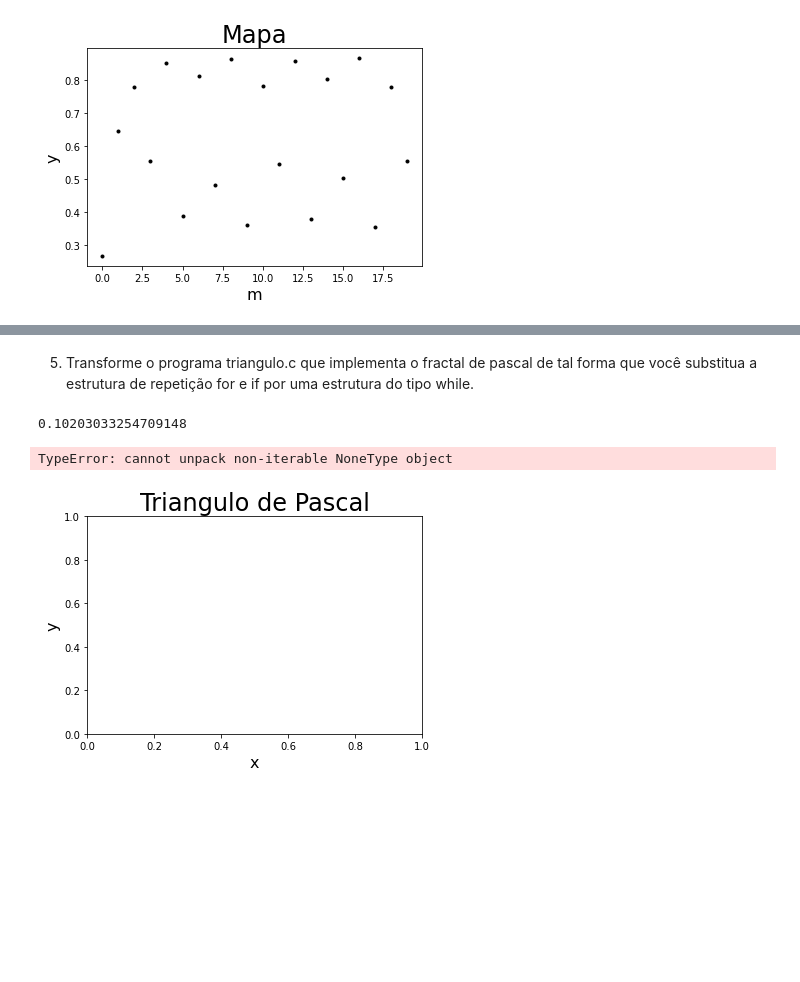
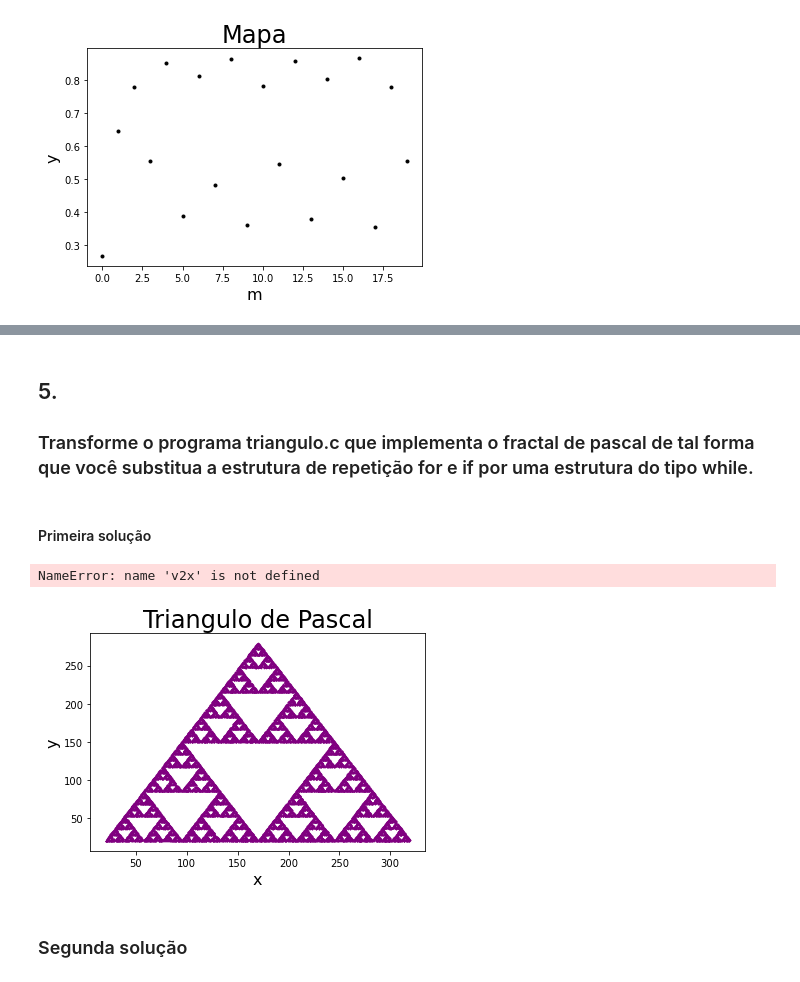
Before and after one commit to lgpcarames/mlnotes, a Jupyter notebook: Notas_Portugues/Python_Files/Python_/Scientific_Computation/projeto_elinei.ipynb, the cells around one changed output, grey strips where cells are left out. Drawn from its saved outputs; the diff is of its cells as text; code cells hidden in the pictures; blank space fills up the shorter version.

```diff
--- a/Notas_Portugues/Python_Files/Python_/Scientific_Computation/projeto_elinei.ipynb
+++ b/Notas_Portugues/Python_Files/Python_/Scientific_Computation/projeto_elinei.ipynb
@@ -116,45 +92,57 @@ with open('biflog.dat', 'w+') as biflog:
 # %% [markdown]
-5. Transforme o programa triangulo.c que implementa o fractal de pascal de tal forma que você substitua a estrutura de repetição for e if por uma estrutura do tipo while.
+## 5.
+### Transforme o programa triangulo.c que implementa o fractal de pascal de tal forma que você substitua a estrutura de repetição for e if por uma estrutura do tipo while.
-# %%
-random()
-# %% [output]
-0.10203033254709148
+# %% [markdown]
+#### Primeira solução
+# %%
+def pascal_fractal(x0, y0, r):
+    if r<= 0.3333:
+        x = 0.5*(x0+v1x)
+        y = 0.5*(y0+v1y)
+
+    elif r>0.3333 and r<=0.6666:
+        x = 0.5*(x0+v2x)
+        y = 0.5*(y0+v2y)
+    else:
+        x = 0.5*(x0+v3x)
+        y = 0.5*(y0+v3y)
+    return x,y
+
+
+print(pascal_fractal(0.5, 0.5, 0.5))
+# %% [output]
+NameError: name 'v2x' is not defined
 # %%
-def pascal_fractal(x, y, r):
-    if r<= 0.3333:
-        x = 0.5*(x+v1x)
-        x = 0.5*(y+v1y)
-
-    elif r>0.3333 and r<=0.6666:
-        x = 0.5*(x+v2x)
-        x = 0.5*(y+v2y)
-    else:
-        x = 0.5*(x+v3x)
-        x = 0.5*(y+v3y)
-        return x,y
-
 maxit = 30000
 
 v1x = 20.0
 v1y = 20.0
 v2x = 320.0
 v2y = 20.0
 v3x = 170.0
 v3y = 280.0
 x = 180.0
 y = 150.0
 
+X = [x]
+Y = [y]
+
 plt.title("Triangulo de Pascal", fontsize=24)
 plt.xlabel("x", fontsize=16)
 plt.ylabel("y", fontsize=16)
-m=1
+m=0
 while m<maxit:
-    m = m+1
     r = random()
-    x, y = pascal_fractal(x, y, r)
-    plt.scatter(x, y, color='purple', s=0.5)
+    arr = pascal_fractal(X[m], Y[m], r)
+    X.append(arr[0])
+    Y.append(arr[1])
+
+    m += 1
+
+plt.scatter(X, Y, color='purple', s=0.5)
 
 plt.show()
 # %% [output]
-TypeError: cannot unpack non-iterable NoneType object
-[figure, old version]
+[figure, new version]
+# %% [markdown]
+### Segunda solução
```
Also changed, not shown: parts of 15 cells of this notebook, 3 other files.
